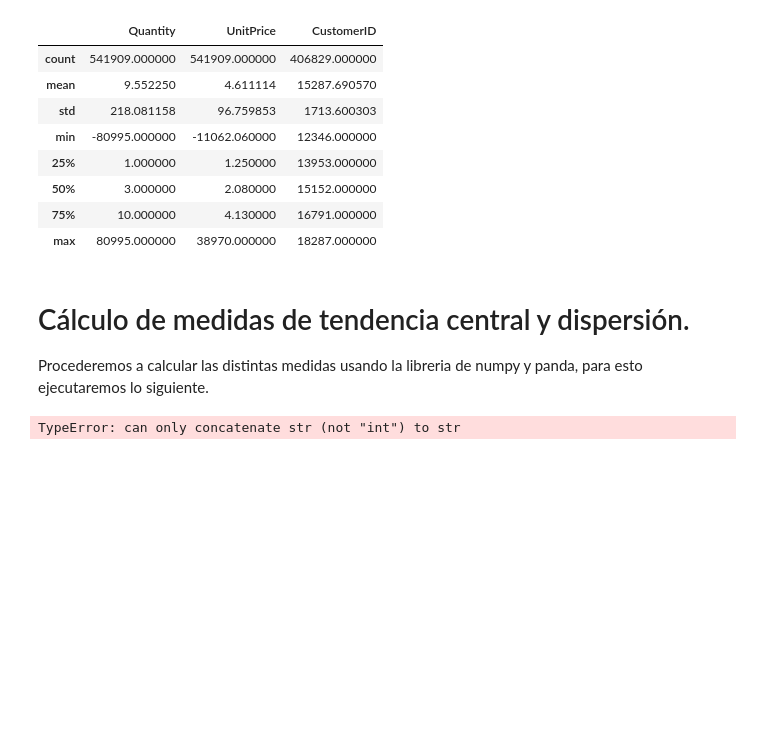
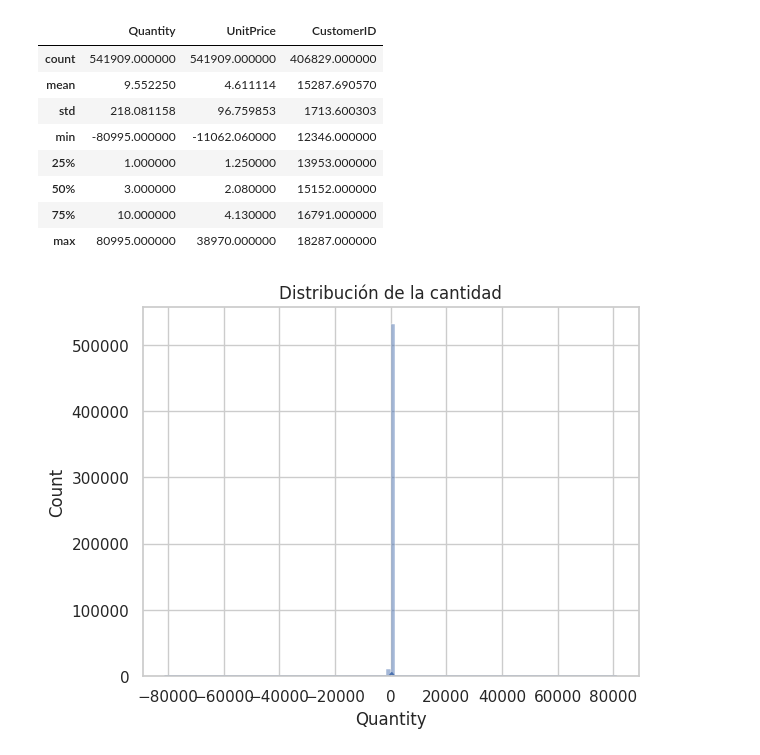
Before and after one commit to NicolasBeatum/EDA_FundamentosML_NicolasHernandez, a Jupyter notebook: FMLNicolasHernandez_Prueba1.ipynb, the cells around one changed output. Drawn from its saved outputs; the diff is of its cells as text; code cells hidden in the pictures; blank space fills up the shorter version.

```diff
--- a/FMLNicolasHernandez_Prueba1.ipynb
+++ b/FMLNicolasHernandez_Prueba1.ipynb
@@ -51,10 +110,10 @@ df.describe()
 | 50% | 3.000000 | 2.080000 | 15152.000000 |
 | 75% | 10.000000 | 4.130000 | 16791.000000 |
 | max | 80995.000000 | 38970.000000 | 18287.000000 |
-# %% [markdown]
-# Cálculo de medidas de tendencia central y dispersión.
-Procederemos a calcular las distintas medidas usando la libreria de numpy y panda, para esto ejecutaremos lo siguiente.
-# %%
-df.mean()
-# %% [output]
-TypeError: can only concatenate str (not "int") to str
+# %%
+# Distribución de cantidad
+sns.histplot(df['Quantity'], bins=100, kde=True)
+plt.title('Distribución de la cantidad')
+plt.show()
+# %% [output]
+[figure, added]
```
Also changed, not shown: parts of 35 cells of this notebook.
